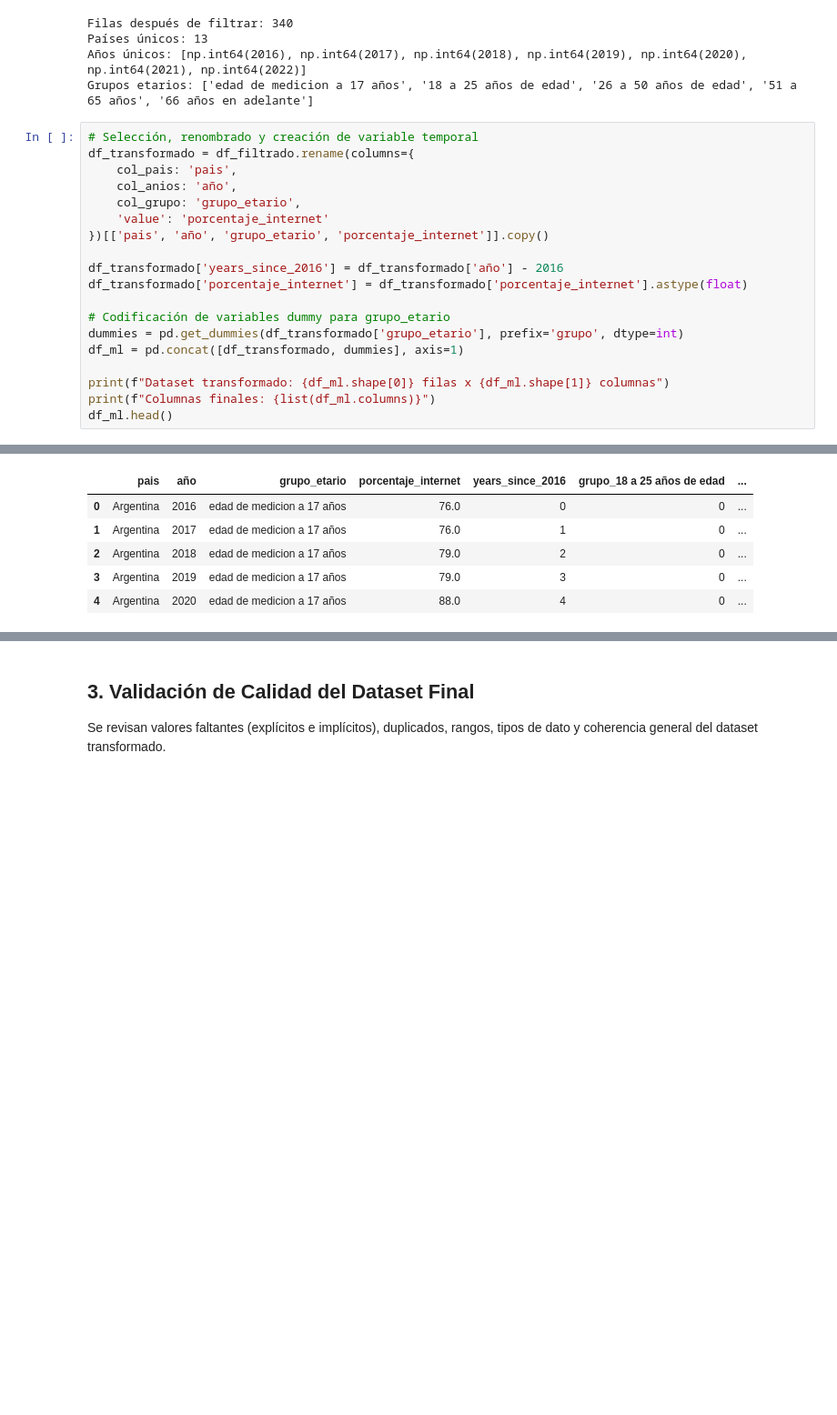
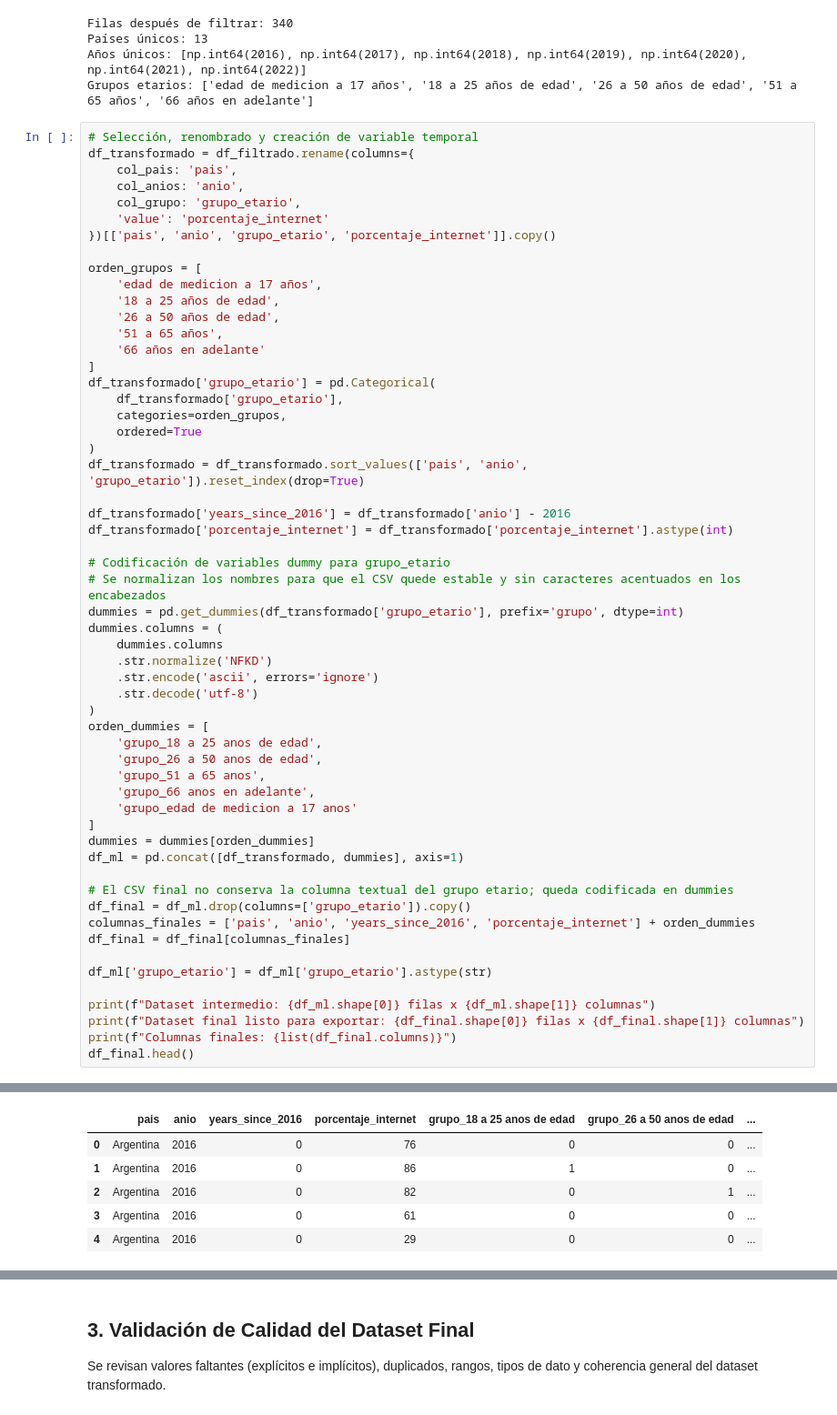
Before and after one commit to dlop6/PRY3-MD, a Jupyter notebook: notebooks/02_semana2_transformacion.ipynb, the cells around one changed output, grey strips where cells are left out. Shown at 91% size. Drawn from its saved outputs; the diff is of its cells as text; blank space fills up the shorter version.

```diff
--- a/notebooks/02Semana2Transformacion.ipynb
+++ b/notebooks/02_semana2_transformacion.ipynb
@@ -140,19 +142,56 @@ Grupos etarios: ['edad de medicion a 17 años', '18 a 25 años de edad', '26 a 5
 # Selección, renombrado y creación de variable temporal
 df_transformado = df_filtrado.rename(columns={
     col_pais: 'pais',
-    col_anios: 'año',
+    col_anios: 'anio',
     col_grupo: 'grupo_etario',
     'value': 'porcentaje_internet'
-})[['pais', 'año', 'grupo_etario', 'porcentaje_internet']].copy()
+})[['pais', 'anio', 'grupo_etario', 'porcentaje_internet']].copy()
 
-df_transformado['years_since_2016'] = df_transformado['año'] - 2016
-df_transformado['porcentaje_internet'] = df_transformado['porcentaje_internet'].astype(float)
+orden_grupos = [
+    'edad de medicion a 17 años',
+    '18 a 25 años de edad',
+    '26 a 50 años de edad',
+    '51 a 65 años',
+    '66 años en adelante'
+]
+df_transformado['grupo_etario'] = pd.Categorical(
+    df_transformado['grupo_etario'],
+    categories=orden_grupos,
+    ordered=True
+)
+df_transformado = df_transformado.sort_values(['pais', 'anio', 'grupo_etario']).reset_index(drop=True)
+
+df_transformado['years_since_2016'] = df_transformado['anio'] - 2016
+df_transformado['porcentaje_internet'] = df_transformado['porcentaje_internet'].astype(int)
 
 # Codificación de variables dummy para grupo_etario
+# Se normalizan los nombres para que el CSV quede estable y sin caracteres acentuados en los encabezados
 dummies = pd.get_dummies(df_transformado['grupo_etario'], prefix='grupo', dtype=int)
+dummies.columns = (
+    dummies.columns
+    .str.normalize('NFKD')
+    .str.encode('ascii', errors='ignore')
+    .str.decode('utf-8')
+)
+orden_dummies = [
+    'grupo_18 a 25 anos de edad',
+    'grupo_26 a 50 anos de edad',
+    'grupo_51 a 65 anos',
+    'grupo_66 anos en adelante',
+    'grupo_edad de medicion a 17 anos'
+]
+dummies = dummies[orden_dummies]
 df_ml = pd.concat([df_transformado, dummies], axis=1)
 
-print(f"Dataset transformado: {df_ml.shape[0]} filas x {df_ml.shape[1]} columnas")
-print(f"Columnas finales: {list(df_ml.columns)}")
-df_ml.head()
+# El CSV final no conserva la columna textual del grupo etario; queda codificada en dummies
+df_final = df_ml.drop(columns=['grupo_etario']).copy()
+columnas_finales = ['pais', 'anio', 'years_since_2016', 'porcentaje_internet'] + orden_dummies
+df_final = df_final[columnas_finales]
+
+df_ml['grupo_etario'] = df_ml['grupo_etario'].astype(str)
+
+print(f"Dataset intermedio: {df_ml.shape[0]} filas x {df_ml.shape[1]} columnas")
+print(f"Dataset final listo para exportar: {df_final.shape[0]} filas x {df_final.shape[1]} columnas")
+print(f"Columnas finales: {list(df_final.columns)}")
+df_final.head()
 # %% [output]
@@ -161,8 +201,8 @@ Columnas finales: ['pais', 'año', 'grupo_etario', 'porcentaje_internet', 'years
-|  | pais | año | grupo_etario | porcentaje_internet | years_since_2016 | grupo_18 a 25 años de edad | ... |
-| 0 | Argentina | 2016 | edad de medicion a 17 años | 76.0 | 0 | 0 | ... |
-| 1 | Argentina | 2017 | edad de medicion a 17 años | 76.0 | 1 | 0 | ... |
-| 2 | Argentina | 2018 | edad de medicion a 17 años | 79.0 | 2 | 0 | ... |
-| 3 | Argentina | 2019 | edad de medicion a 17 años | 79.0 | 3 | 0 | ... |
-| 4 | Argentina | 2020 | edad de medicion a 17 años | 88.0 | 4 | 0 | ... |
+|  | pais | anio | years_since_2016 | porcentaje_internet | grupo_18 a 25 anos de edad | grupo_26 a 50 anos de edad | ... |
+| 0 | Argentina | 2016 | 0 | 76 | 0 | 0 | ... |
+| 1 | Argentina | 2016 | 0 | 86 | 1 | 0 | ... |
+| 2 | Argentina | 2016 | 0 | 82 | 0 | 1 | ... |
+| 3 | Argentina | 2016 | 0 | 61 | 0 | 0 | ... |
+| 4 | Argentina | 2016 | 0 | 29 | 0 | 0 | ... |
 # %%
 # Validación rápida antes de exportar
```
Also changed, not shown: parts of 16 cells of this notebook, 2 other files.
